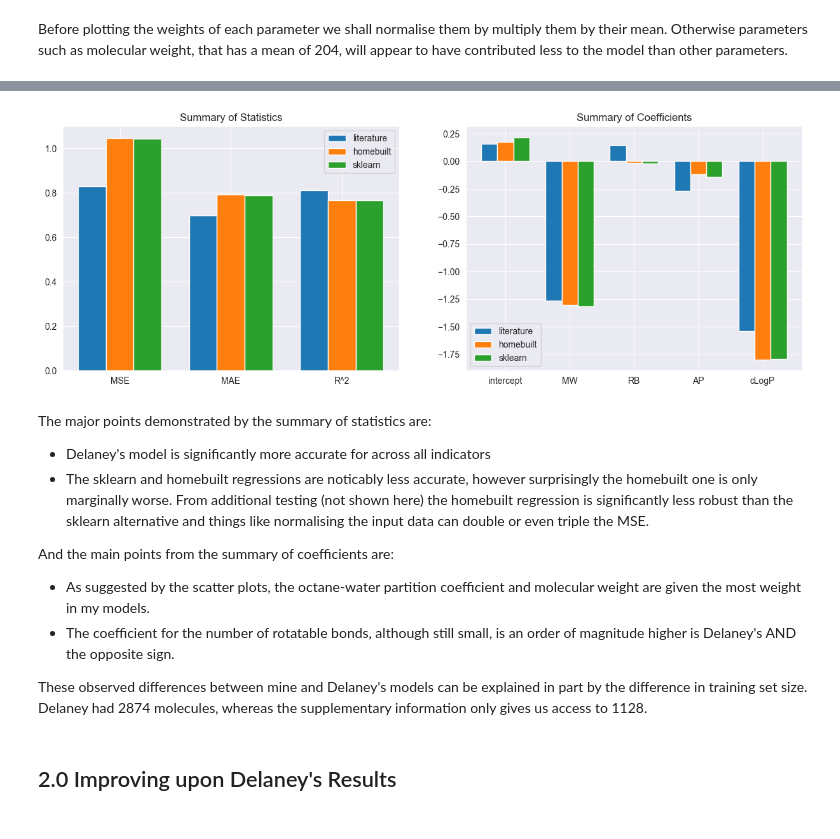
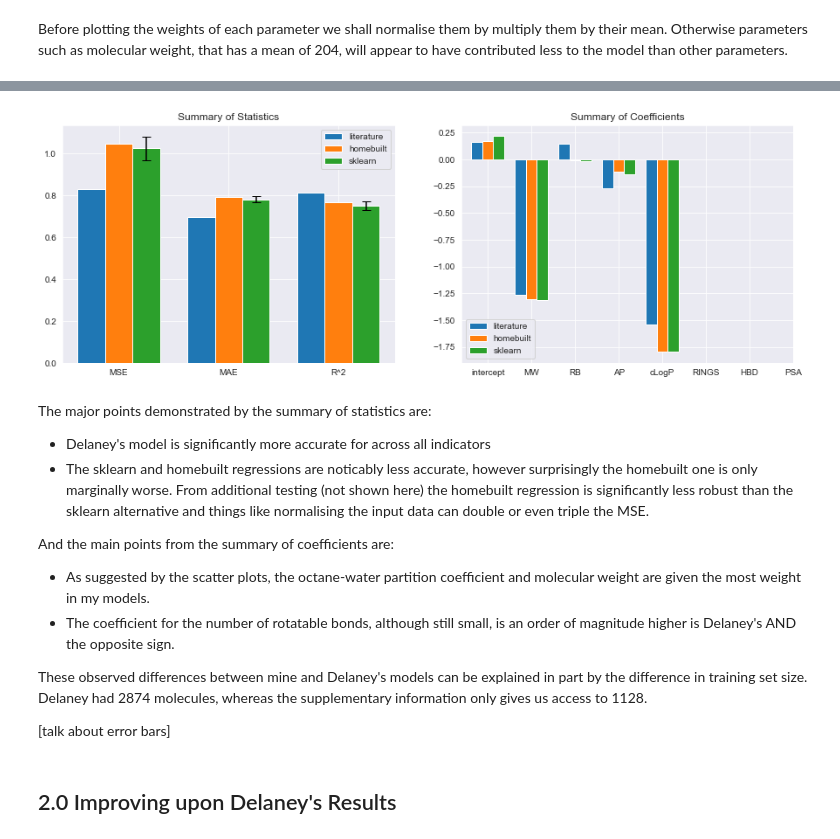
Before and after one commit to erwallace/Predicting-Aqueous-Solubilities, a Jupyter notebook: esol_linear_regression.ipynb, the cells around one changed output, grey strips where cells are left out. Drawn from its saved outputs; the diff is of its cells as text; code cells hidden in the pictures.

Commit message:
Implement Chis' feedback: - change discrete data to swarm plots - added k cross fold validation and error bars to plots

```diff
--- a/esol_linear_regression.ipynb
+++ b/esol_linear_regression.ipynb
@@ -261,0 +284,13 @@ Coefficient of determination (R^2): 0.7669
+# %%
+# metrics
+mse = -np.mean(scores["test_neg_mean_squared_error"])
+mae = -np.mean(scores["test_neg_mean_absolute_error"])
+r2 = np.mean(scores["test_r2"])
+# standard errors of metrics
+mse_se = np.std(scores["test_neg_mean_squared_error"])/np.sqrt(k)
+mae_se = np.std(scores["test_neg_mean_absolute_error"])/np.sqrt(k)
+r2_se = np.std(scores["test_r2"])/np.sqrt(k)
+
+print(f'Mean absolute error (MAE): {mse:.2f} ± {ceil(mse_se*100)/100:.2f}')
+print(f'Mean squared error (MSE): {mae:.2f} ± {ceil(mae_se*100)/100:.2f}')
+print(f'Coefficient of determination (R^2): {r2:.2f} ± {ceil(r2_se*100)/100:.2f}')
@@ -262,13 +301,16 @@ Coefficient of determination (R^2): 0.7669
 # %%
 Delaney_sklearn = { 'model':'sklearn_basic',
-                      'MSE':mean_squared_error(Y_test, Y_pred_test),
-                      'MAE':mean_absolute_error(Y_test, Y_pred_test),
-                      'R^2':r2_score(Y_test, Y_pred_test),
-                      'intercept':model.intercept_,
-                      'MW':model.coef_[0],
-                      'RB':model.coef_[1],
-                      'AP':model.coef_[2],
-                      'cLogP':model.coef_[3] }
+                    'MSE':mse,
+                    'MAE':mae,
+                    'R^2':r2,
+                    'MSE_se': mse_se,
+                    'MAE_se': mae_se,
+                    'R^2_se': r2_se,
+                    'intercept':model.intercept_,
+                    'MW':model.coef_[0],
+                    'RB':model.coef_[1],
+                    'AP':model.coef_[2],
+                    'cLogP':model.coef_[3] }
 # %% [markdown]
 ### 1.4 Evaluation
 # %%
@@ -284,6 +326,9 @@ Delaney_literature = {'model':'literature',
                       'MSE':d_mse,
                       'MAE':d_mae,
                       'R^2':d_r2,
+                      'MSE_se': np.nan,
+                      'MAE_se': np.nan,
+                      'R^2_se': np.nan,
                       'intercept':0.16,
                       'MW':-0.0062,
                       'RB':0.066,
@@ -315,39 +360,39 @@ norm_results
 # %%
 # Plot of a summary of the three models
 fig, ax = plt.subplots(ncols=2, figsize=(15,5))
 width = 0.25
 
 # summary of statistics
 ax1 = ax[0]
 
 X = results.columns[:3]
 X_axis = np.arange(len(X))
 
 ax1.bar(X_axis-width, results.loc['literature'][:3], width=width, label = 'literature')
 ax1.bar(X_axis, results.loc['homebuilt'][:3], width=width, label = 'homebuilt')
-ax1.bar(X_axis+width, results.loc['sklearn_basic'][:3], width=width, label = 'sklearn')
+ax1.bar(X_axis+width, results.loc['sklearn_basic'][:3], width=width, label = 'sklearn', yerr=results.loc['sklearn_basic'][3:6], capsize=5)
 
 ax1.set_xticks(X_axis, X)
 ax1.set_title("Summary of Statistics")
 ax1.legend()
 
 # summary of coefficients
 ax2 = ax[1]
 
-X = results.columns[3:]
+X = results.columns[6:]
 X_axis = np.arange(len(X))
 
-ax2.bar(X_axis-width, norm_results.loc['literature'][3:], width=width, label = 'literature')
-ax2.bar(X_axis, norm_results.loc['homebuilt'][3:], width=width, label = 'homebuilt')
-ax2.bar(X_axis+width, norm_results.loc['sklearn_basic'][3:], width=width, label = 'sklearn')
+ax2.bar(X_axis-width, norm_results.loc['literature'][6:], width=width, label = 'literature')
+ax2.bar(X_axis, norm_results.loc['homebuilt'][6:], width=width, label = 'homebuilt')
+ax2.bar(X_axis+width, norm_results.loc['sklearn_basic'][6:], width=width, label = 'sklearn')
 
 ax2.set_xticks(X_axis, X)
 ax2.set_title("Summary of Coefficients")
 ax2.legend()
 
 plt.show()
 # %% [output]
-[figure, old version]
+[figure, new version]
 # %% [markdown]
 The major points demonstrated by the summary of statistics are:
 - Delaney's model is significantly more accurate for across all indicators
@@ -358,6 +403,8 @@ And the main points from the summary of coefficients are:
 - The coefficient for the number of rotatable bonds, although still small, is an order of magnitude higher is Delaney's AND the opposite sign.
 
 These observed differences between mine and Delaney's models can be explained in part by the difference in training set size. Delaney had 2874 molecules, whereas the supplementary information only gives us access to 1128.
+
+[talk about error bars]
 # %% [markdown]
 ## 2.0 Improving upon Delaney's Results
 # %% [markdown]
```
Also changed, not shown: parts of 31 cells of this notebook.
